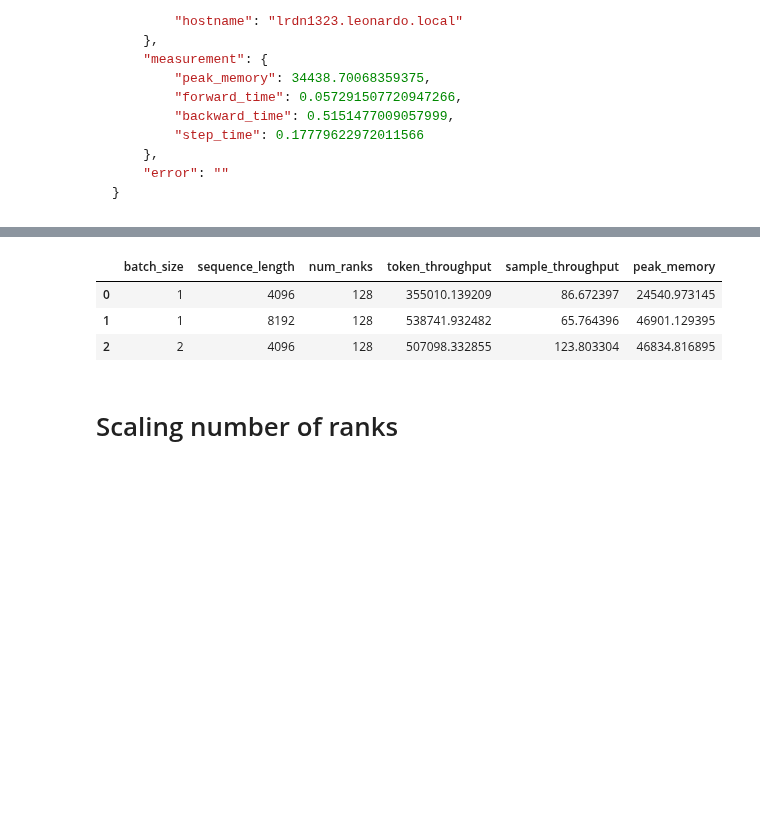
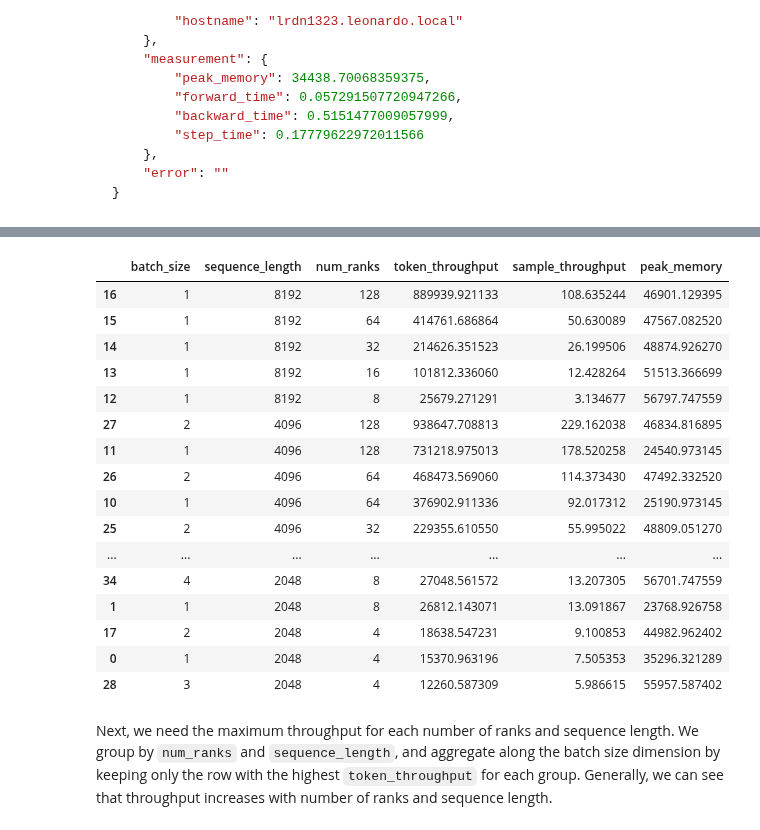
Before and after one commit to CYHSM/modalities, a Jupyter notebook: tutorials/scaling_up/scaling_tutorial.ipynb, the cells around one changed output, grey strips where cells are left out. Saved outputs shown, nothing was run; the diff lists cells and outputs as text; code cells hidden in the pictures; blank space fills up the shorter version.

```diff
--- a/tutorials/scaling_up/scaling_tutorial.ipynb
+++ b/tutorials/scaling_up/scaling_tutorial.ipynb
@@ -163,7 +181,7 @@ df_results.head()
 df_results["total_step_time"] = df_results["forward_time"] + df_results["backward_time"] + df_results["step_time"]
 df_results["token_throughput"] = df_results["sequence_length"] * df_results["batch_size"] / df_results["total_step_time"]
 df_results["sample_throughput"] = df_results["token_throughput"] / df_results["sequence_length"]
-df_results["error"] = df_results["error"].apply(lambda x: x[:20])
+df_results = df_results[df_results["error"] == ""]
 
 df_results.sort_values(by=["total_step_time"], inplace=True, ascending=True)
 df_results.head()
@@ -187,19 +197,32 @@ df_results.head()
 # %%
 # aggregate over the ranks of each experiment
 agg_df = df_results.groupby(grid_search_dims).agg({
         "token_throughput": "sum",
         "sample_throughput": "sum",
         "peak_memory": "max"
     }).reset_index()
 
-agg_df.head()
+agg_df.sort_values(by=["sequence_length", "token_throughput"], ascending=False)
 # %% [output]
 |  | batch_size | sequence_length | num_ranks | token_throughput | sample_throughput | peak_memory |
-| 0 | 1 | 4096 | 128 | 355010.139209 | 86.672397 | 24540.973145 |
-| 1 | 1 | 8192 | 128 | 538741.932482 | 65.764396 | 46901.129395 |
-| 2 | 2 | 4096 | 128 | 507098.332855 | 123.803304 | 46834.816895 |
+| 16 | 1 | 8192 | 128 | 889939.921133 | 108.635244 | 46901.129395 |
+| 15 | 1 | 8192 | 64 | 414761.686864 | 50.630089 | 47567.082520 |
+| 14 | 1 | 8192 | 32 | 214626.351523 | 26.199506 | 48874.926270 |
+| 13 | 1 | 8192 | 16 | 101812.336060 | 12.428264 | 51513.366699 |
+| 12 | 1 | 8192 | 8 | 25679.271291 | 3.134677 | 56797.747559 |
+| 27 | 2 | 4096 | 128 | 938647.708813 | 229.162038 | 46834.816895 |
+| 11 | 1 | 4096 | 128 | 731218.975013 | 178.520258 | 24540.973145 |
+| 26 | 2 | 4096 | 64 | 468473.569060 | 114.373430 | 47492.332520 |
+| 10 | 1 | 4096 | 64 | 376902.911336 | 92.017312 | 25190.973145 |
+| 25 | 2 | 4096 | 32 | 229355.610550 | 55.995022 | 48809.051270 |
+| ... | ... | ... | ... | ... | ... | ... |
+| 34 | 4 | 2048 | 8 | 27048.561572 | 13.207305 | 56701.747559 |
+| 1 | 1 | 2048 | 8 | 26812.143071 | 13.091867 | 23768.926758 |
+| 17 | 2 | 2048 | 4 | 18638.547231 | 9.100853 | 44982.962402 |
+| 0 | 1 | 2048 | 4 | 15370.963196 | 7.505353 | 35296.321289 |
+| 28 | 3 | 2048 | 4 | 12260.587309 | 5.986615 | 55957.587402 |
-# %% [markdown]
-# Scaling number of ranks
+# %% [markdown]
+Next, we need the maximum throughput for each number of ranks and sequence length. We group by `num_ranks` and `sequence_length`, and aggregate along the batch size dimension by keeping only the row with the highest `token_throughput` for each group. Generally, we can see that throughput increases with number of ranks and sequence length.
 # %%
 # Group by 'num_ranks' and 'sequence_length' and keep row with max 'token_throughput'
 filtered_df = agg_df.loc[agg_df.groupby(['num_ranks', 'sequence_length'])['token_throughput'].idxmax()]
```
Also changed, not shown: parts of 31 cells of this notebook.
